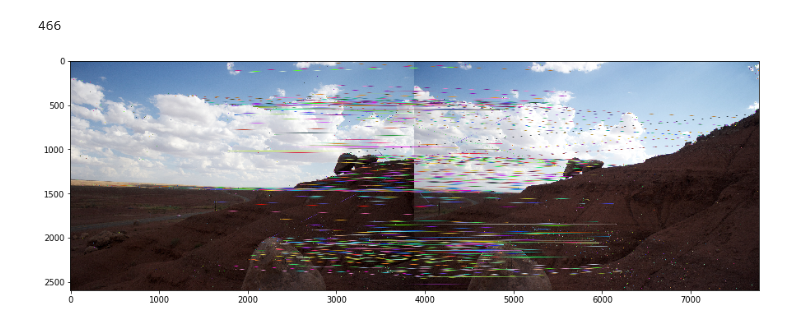
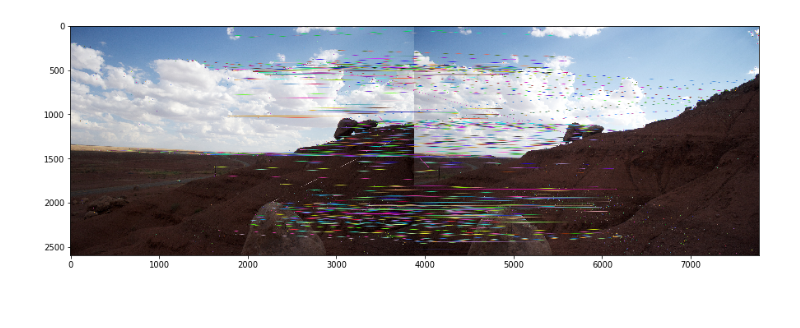
Before and after one commit to aashish-jain/Image-Stitcher, a Jupyter notebook: src/Image Stitcher.ipynb, the cells around one changed output. Drawn from its saved outputs; the diff is of its cells as text; code cells hidden in the pictures.

```diff
--- a/src/Image Stitcher.ipynb
+++ b/src/Image Stitcher.ipynb
@@ -124,7 +112,6 @@ limit_output extension: Maximum message size of 10000 exceeded with 12441 charac
 # %%
 matches = filter_matches(knn_matcher(descriptors1, descriptors2))
 # %%
-draw_matches(img1, img2, keypoints1, keypoints2, filter_matches(matches))
+draw_matches(img1, img2, keypoints1, keypoints2, matches)
 # %% [output]
-466
-[figure, old version]
+[figure, new version]
```
Also changed, not shown: parts of 11 cells of this notebook.
